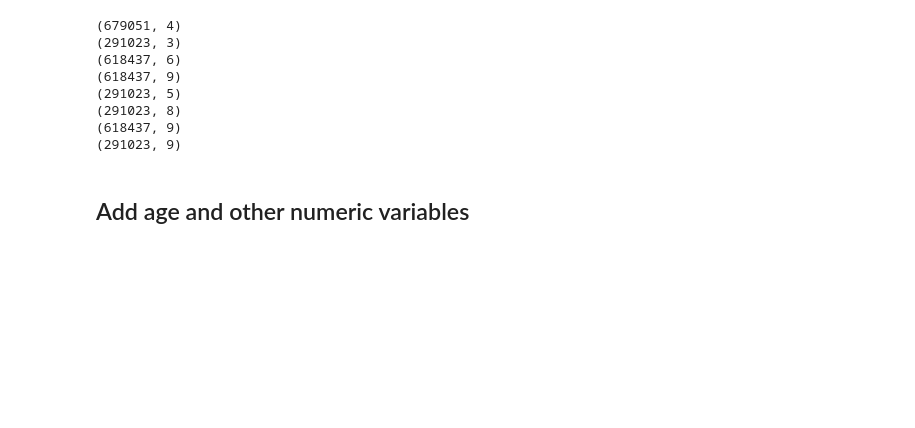
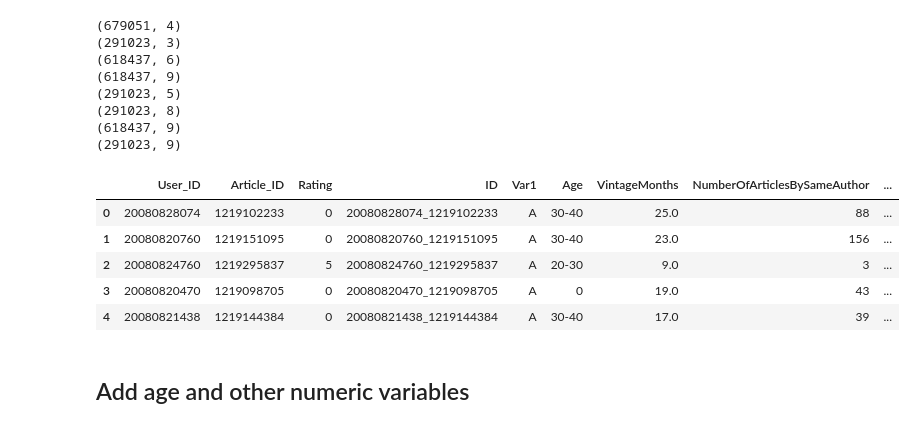
Before and after one commit to binga/DataHackSummit_2017, a Jupyter notebook: Recommendations_HackSession/Neural Approaches to Recsys.ipynb, the cells around one changed output. Saved outputs shown, nothing was run; the diff lists cells and outputs as text; code cells hidden in the pictures; blank space fills up the shorter version.

```diff
--- a/Recommendations_HackSession/Neural Approaches to Recsys.ipynb
+++ b/Recommendations_HackSession/Neural Approaches to Recsys.ipynb
@@ -347,6 +389,15 @@ val = X_train[~msk]
 (291023, 8)
 (618437, 9)
 (291023, 9)
+# %%
+train.head()
+# %% [output]
+|  | User_ID | Article_ID | Rating | ID | Var1 | Age | VintageMonths | NumberOfArticlesBySameAuthor | ... |
+| 0 | 20080828074 | 1219102233 | 0 | 20080828074_1219102233 | A | 30-40 | 25.0 | 88 | ... |
+| 1 | 20080820760 | 1219151095 | 0 | 20080820760_1219151095 | A | 30-40 | 23.0 | 156 | ... |
+| 2 | 20080824760 | 1219295837 | 5 | 20080824760_1219295837 | A | 20-30 | 9.0 | 3 | ... |
+| 3 | 20080820470 | 1219098705 | 0 | 20080820470_1219098705 | A | 0 | 19.0 | 43 | ... |
+| 4 | 20080821438 | 1219144384 | 0 | 20080821438_1219144384 | A | 30-40 | 17.0 | 39 | ... |
 # %% [markdown]
 ## Add age and other numeric variables
 # %%
```
Also changed, not shown: parts of 13 cells of this notebook, 1 other file.
